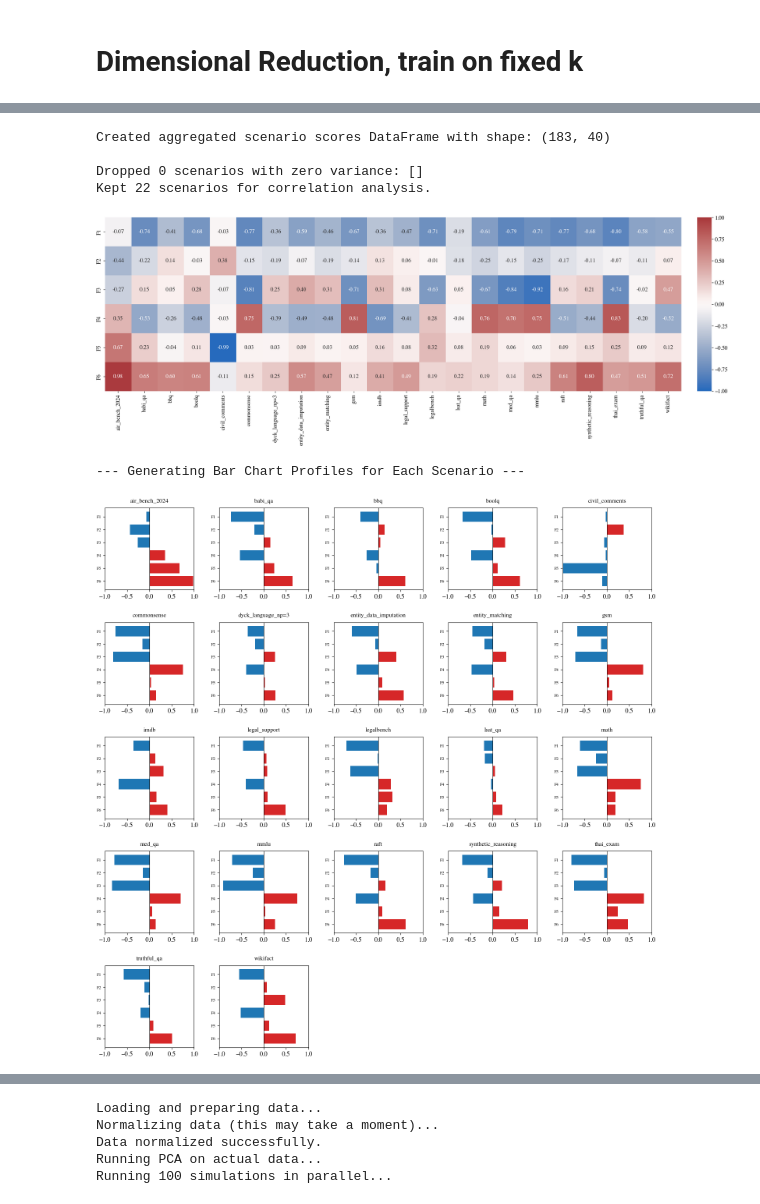
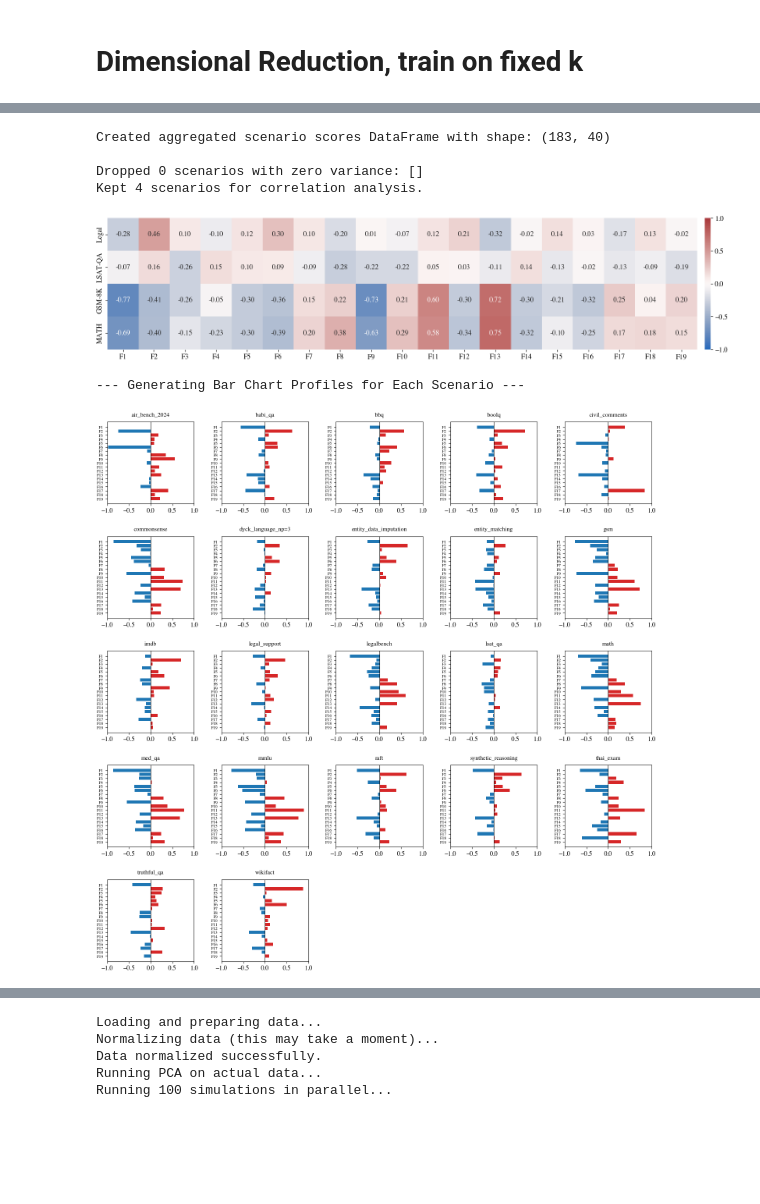
Before and after one commit to ronanhansel/reeval-multi, a Jupyter notebook: mirt-official/eda.ipynb, the cells around one changed output, grey strips where cells are left out. Drawn from its saved outputs; the diff is of its cells as text; code cells hidden in the pictures; blank space fills up the shorter version.

Commit message:
feat: updated plot

```diff
--- a/mirt-official/eda.ipynb
+++ b/mirt-official/eda.ipynb
@@ -270,6 +268,7 @@ import matplotlib.pyplot as plt
 
 # --- Step A: Aggregate resmat to get per-scenario scores ---
 resmat = pd.read_pickle("../data/resmat.pkl")
+resmat = resmat[resmat.columns[resmat.columns.get_level_values('scenario').isin(['legal_support', 'lsat_qa', 'gsm', 'math'])]]
 scenario_scores = resmat.groupby(level='scenario', axis=1).mean()
 print(f"Created aggregated scenario scores DataFrame with shape: {scenario_scores.shape}")
 
@@ -286,7 +285,6 @@ scenario_scores_filtered = scenario_scores[scenarios_to_keep]
 
 print(f"\nDropped {len(scenarios_dropped)} scenarios with zero variance: {list(scenarios_dropped)}")
 print(f"Kept {len(scenarios_to_keep)} scenarios for correlation analysis.")
-
 
 # --- Step C: Combine ability scores and the FILTERED scenario scores ---
 combined_df = pd.concat([ability_df, scenario_scores_filtered], axis=1)
@@ -305,40 +303,43 @@ factor_scenario_corr = full_correlations.loc[ability_df.columns, scenario_scores
 # 1. Create the figure and axes.
 #    Add 'wspace' to control the horizontal gap between the heatmap and color bar.
 fig, (ax_heatmap, ax_cbar) = plt.subplots(
     nrows=1,
     ncols=2,
-    figsize=(19, 7),
+    figsize=(15, 3.5),
     gridspec_kw={
-        'width_ratios': [40, 1],
-        'wspace': 0.05
+        'width_ratios': [100, 1],
+        'wspace': 0.025
     }
 )
 
+ax_cbar.set_yticks(np.arange(-1, 1.1, 0.5))
+factor_scenario_corr = factor_scenario_corr[['legal_support', 'lsat_qa', 'gsm', 'math']].rename(columns={'legal_support': 'Legal', 'lsat_qa': 'LSAT-QA', 'gsm': 'GSM-8K', 'math': 'MATH'})
 # 2. Draw the heatmap and color bar (same as before)
 sns.heatmap(
-    factor_scenario_corr,
+    factor_scenario_corr.T,
     annot=True,
     cmap='vlag',
     vmin=-1,
     vmax=1,
     fmt='.2f',
     ax=ax_heatmap,
-    cbar_ax=ax_cbar
+    cbar_ax=ax_cbar,
+    cbar_kws={'ticks': [-1, -0.5, 0, 0.5, 1]}
 )
 
 # 3. Set labels (same as before)
 ax_heatmap.set_ylabel('')
 ax_heatmap.set_xlabel('')
 
 # 4. Save and show the plot
 plt.savefig("../result/factor-scenario-correlations.pdf", bbox_inches='tight')
 plt.show()
 # %% [output]
 Created aggregated scenario scores DataFrame with shape: (183, 40)
 
 Dropped 0 scenarios with zero variance: []
-Kept 22 scenarios for correlation analysis.
+Kept 4 scenarios for correlation analysis.
-[figure, old version]
+[figure, new version]
 # %%
 import pandas as pd
 import numpy as np
@@ -403,7 +404,7 @@ plt.savefig("../result/factor-scenario-bar-profiles.png", dpi=300, bbox_inches='
 plt.show()
 # %% [output]
 --- Generating Bar Chart Profiles for Each Scenario ---
-[figure, old version]
+[figure, new version]
 # %%
 import pandas as pd
 import numpy as np
```
Also changed, not shown: parts of 8 cells of this notebook, 10 other files.
